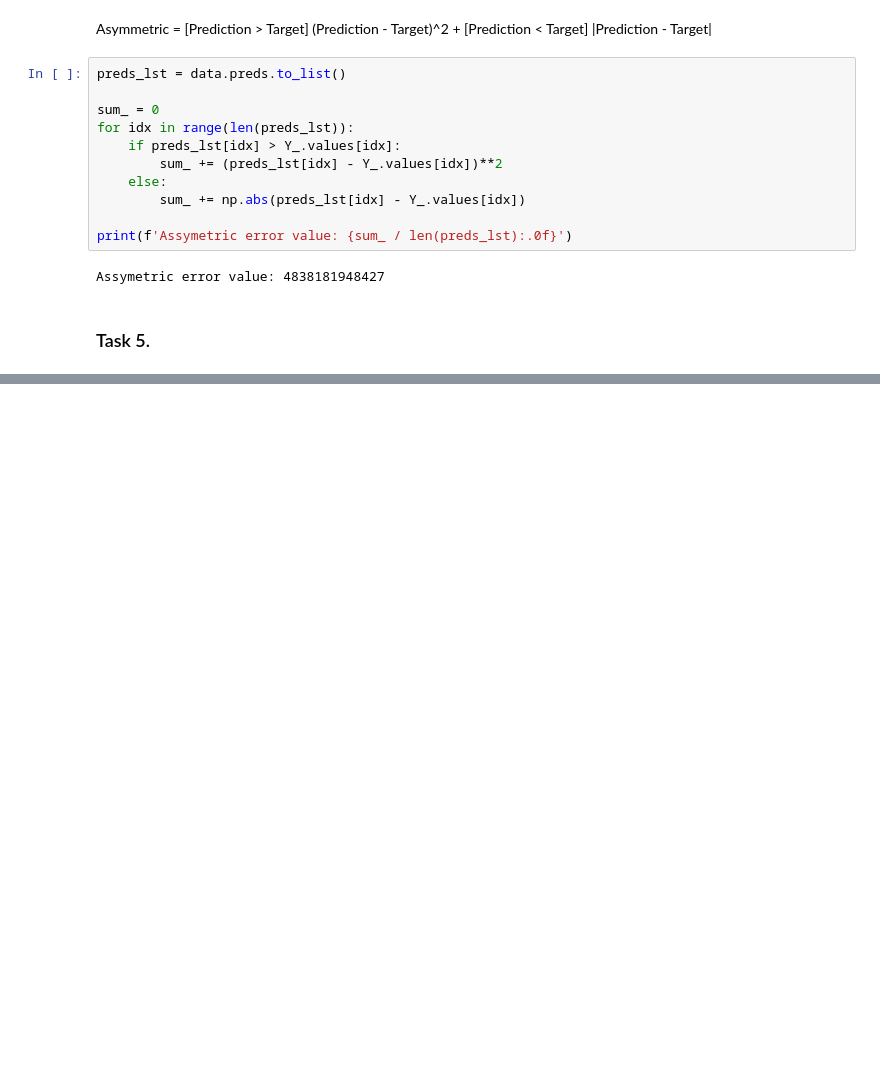
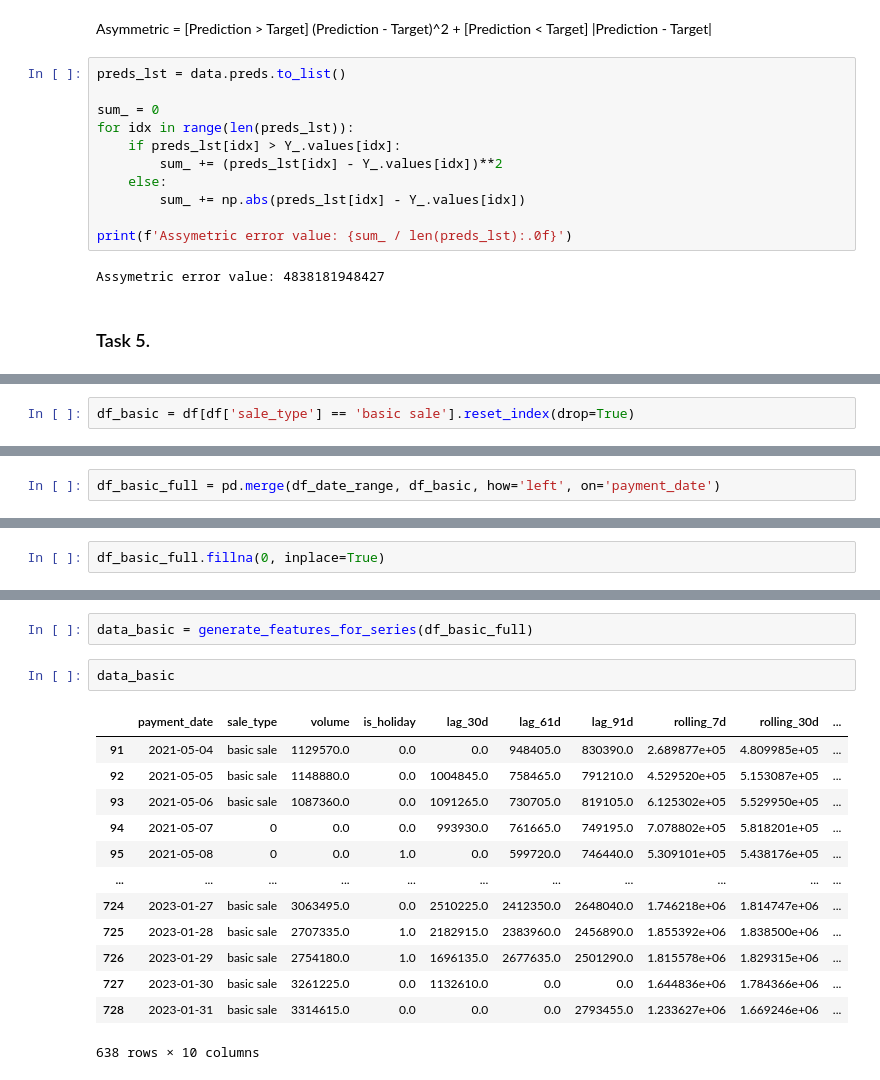
Before and after one commit to nktnlx/advanced_data_analysis_course, a Jupyter notebook: 04_ml/01_linear_models.ipynb, the cells around one changed output, grey strips where cells are left out. Saved outputs shown, nothing was run; the diff lists cells and outputs as text; blank space fills up the shorter version.

```diff
--- a/04_ml/01_linear_models.ipynb
+++ b/04_ml/01_linear_models.ipynb
@@ -286,0 +516,2 @@ tbc..
+# %%
+df_basic = df[df['sale_type'] == 'basic sale'].reset_index(drop=True)
@@ -286,0 +534,2 @@ tbc..
+# %%
+df_basic_full = pd.merge(df_date_range, df_basic, how='left', on='payment_date')
@@ -286,0 +549,2 @@ tbc..
+# %%
+df_basic_full.fillna(0, inplace=True)
@@ -286,0 +564,18 @@ tbc..
+# %%
+data_basic = generate_features_for_series(df_basic_full)
+# %%
+data_basic
+# %% [output]
+|  | payment_date | sale_type | volume | is_holiday | lag_30d | lag_61d | lag_91d | rolling_7d | rolling_30d | ... |
+| 91 | 2021-05-04 | basic sale | 1129570.0 | 0.0 | 0.0 | 948405.0 | 830390.0 | 2.689877e+05 | 4.809985e+05 | ... |
+| 92 | 2021-05-05 | basic sale | 1148880.0 | 0.0 | 1004845.0 | 758465.0 | 791210.0 | 4.529520e+05 | 5.153087e+05 | ... |
+| 93 | 2021-05-06 | basic sale | 1087360.0 | 0.0 | 1091265.0 | 730705.0 | 819105.0 | 6.125302e+05 | 5.529950e+05 | ... |
+| 94 | 2021-05-07 | 0 | 0.0 | 0.0 | 993930.0 | 761665.0 | 749195.0 | 7.078802e+05 | 5.818201e+05 | ... |
+| 95 | 2021-05-08 | 0 | 0.0 | 1.0 | 0.0 | 599720.0 | 746440.0 | 5.309101e+05 | 5.438176e+05 | ... |
+| ... | ... | ... | ... | ... | ... | ... | ... | ... | ... | ... |
+| 724 | 2023-01-27 | basic sale | 3063495.0 | 0.0 | 2510225.0 | 2412350.0 | 2648040.0 | 1.746218e+06 | 1.814747e+06 | ... |
+| 725 | 2023-01-28 | basic sale | 2707335.0 | 1.0 | 2182915.0 | 2383960.0 | 2456890.0 | 1.855392e+06 | 1.838500e+06 | ... |
+| 726 | 2023-01-29 | basic sale | 2754180.0 | 1.0 | 1696135.0 | 2677635.0 | 2501290.0 | 1.815578e+06 | 1.829315e+06 | ... |
+| 727 | 2023-01-30 | basic sale | 3261225.0 | 0.0 | 1132610.0 | 0.0 | 0.0 | 1.644836e+06 | 1.784366e+06 | ... |
+| 728 | 2023-01-31 | basic sale | 3314615.0 | 0.0 | 0.0 | 0.0 | 2793455.0 | 1.233627e+06 | 1.669246e+06 | ... |
+638 rows × 10 columns
```
Also changed, not shown: parts of 63 cells of this notebook.
